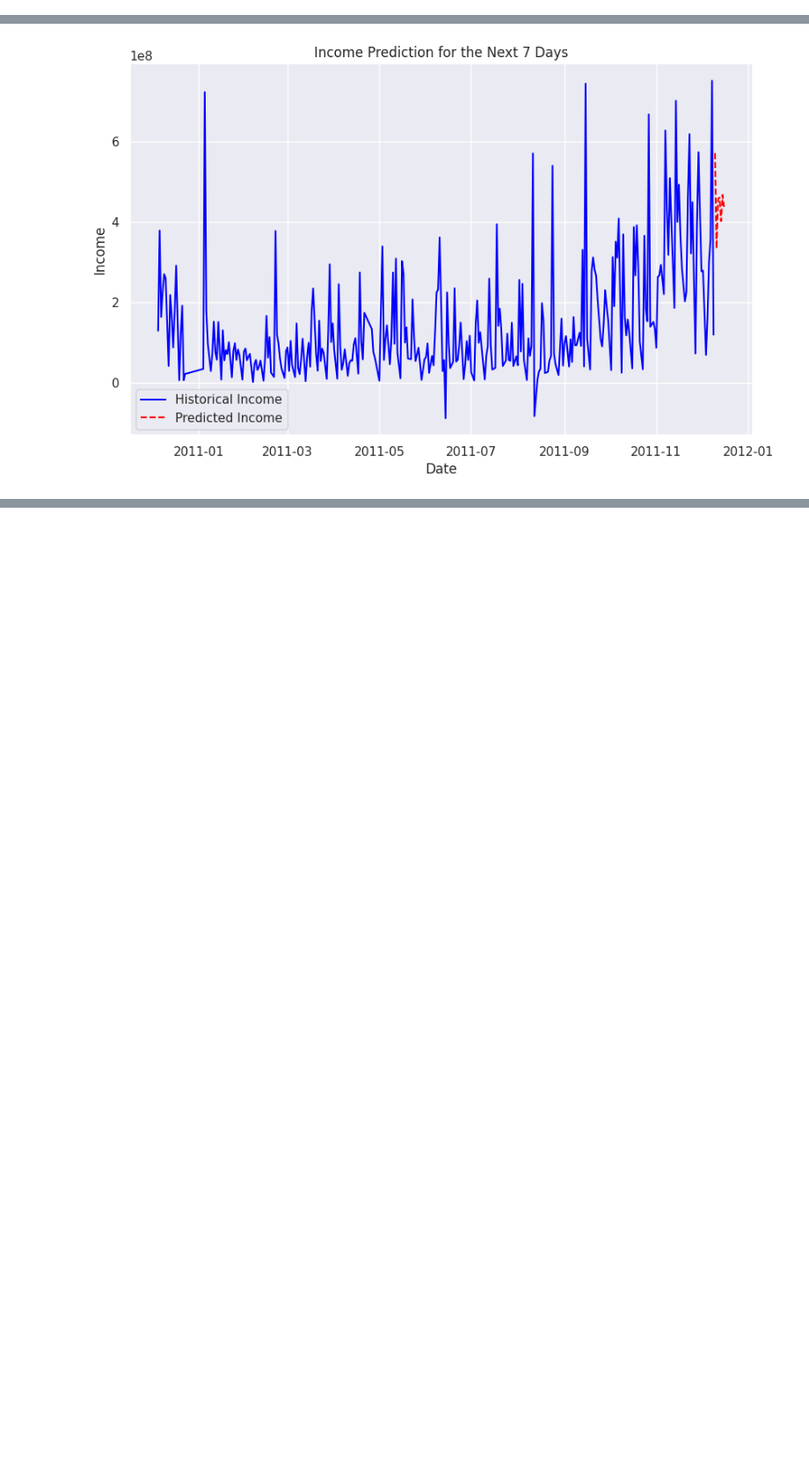
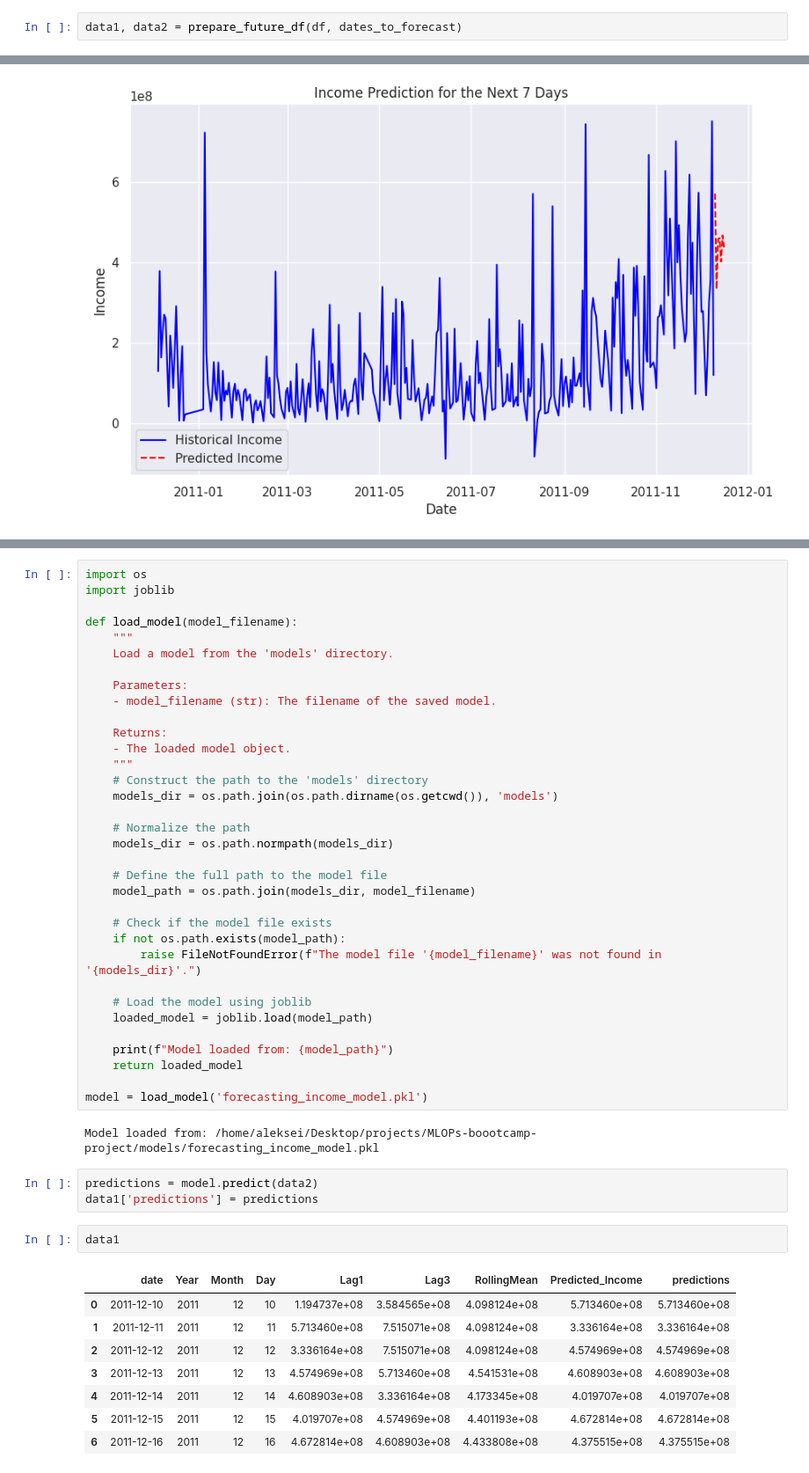
Before and after one commit to BanuelosCarlos/MLOPs-boootcamp-project, a Jupyter notebook: notebooks/experiment01.ipynb, the cells around one changed output, grey strips where cells are left out. Shown at 88% size. Drawn from its saved outputs; the diff is of its cells as text; blank space fills up the shorter version.

Commit message:
PJ-06 add save and load models and update requirements

```diff
--- a/notebooks/experiment01.ipynb
+++ b/notebooks/experiment01.ipynb
@@ -217,0 +241,2 @@ def get_forecasting(DF, future_DF, model):
+# %%
+data1, data2 = prepare_future_df(df, dates_to_forecast)
@@ -246,0 +299,50 @@ plot_forecasting(forecasting, df)
+# %%
+import os
+import joblib
+
+def load_model(model_filename):
+    """
+    Load a model from the 'models' directory.
+
+    Parameters:
+    - model_filename (str): The filename of the saved model.
+
+    Returns:
+    - The loaded model object.
+    """
+    # Construct the path to the 'models' directory
+    models_dir = os.path.join(os.path.dirname(os.getcwd()), 'models')
+
+    # Normalize the path
+    models_dir = os.path.normpath(models_dir)
+
+    # Define the full path to the model file
+    model_path = os.path.join(models_dir, model_filename)
+
+    # Check if the model file exists
+    if not os.path.exists(model_path):
+        raise FileNotFoundError(f"The model file '{model_filename}' was not found in '{models_dir}'.")
+
+    # Load the model using joblib
+    loaded_model = joblib.load(model_path)
+
+    print(f"Model loaded from: {model_path}")
+    return loaded_model
+
+model = load_model('forecasting_income_model.pkl')
+# %% [output]
+Model loaded from: /home/aleksei/Desktop/projects/MLOPs-boootcamp-project/models/forecasting_income_model.pkl
+# %%
+predictions = model.predict(data2)
+data1['predictions'] = predictions
+# %%
+data1
+# %% [output]
+|  | date | Year | Month | Day | Lag1 | Lag3 | RollingMean | Predicted_Income | predictions |
+| 0 | 2011-12-10 | 2011 | 12 | 10 | 1.194737e+08 | 3.584565e+08 | 4.098124e+08 | 5.713460e+08 | 5.713460e+08 |
+| 1 | 2011-12-11 | 2011 | 12 | 11 | 5.713460e+08 | 7.515071e+08 | 4.098124e+08 | 3.336164e+08 | 3.336164e+08 |
+| 2 | 2011-12-12 | 2011 | 12 | 12 | 3.336164e+08 | 7.515071e+08 | 4.098124e+08 | 4.574969e+08 | 4.574969e+08 |
+| 3 | 2011-12-13 | 2011 | 12 | 13 | 4.574969e+08 | 5.713460e+08 | 4.541531e+08 | 4.608903e+08 | 4.608903e+08 |
+| 4 | 2011-12-14 | 2011 | 12 | 14 | 4.608903e+08 | 3.336164e+08 | 4.173345e+08 | 4.019707e+08 | 4.019707e+08 |
+| 5 | 2011-12-15 | 2011 | 12 | 15 | 4.019707e+08 | 4.574969e+08 | 4.401193e+08 | 4.672814e+08 | 4.672814e+08 |
+| 6 | 2011-12-16 | 2011 | 12 | 16 | 4.672814e+08 | 4.608903e+08 | 4.433808e+08 | 4.375515e+08 | 4.375515e+08 |
```
Also changed, not shown: parts of 5 cells of this notebook, 4 other files.
